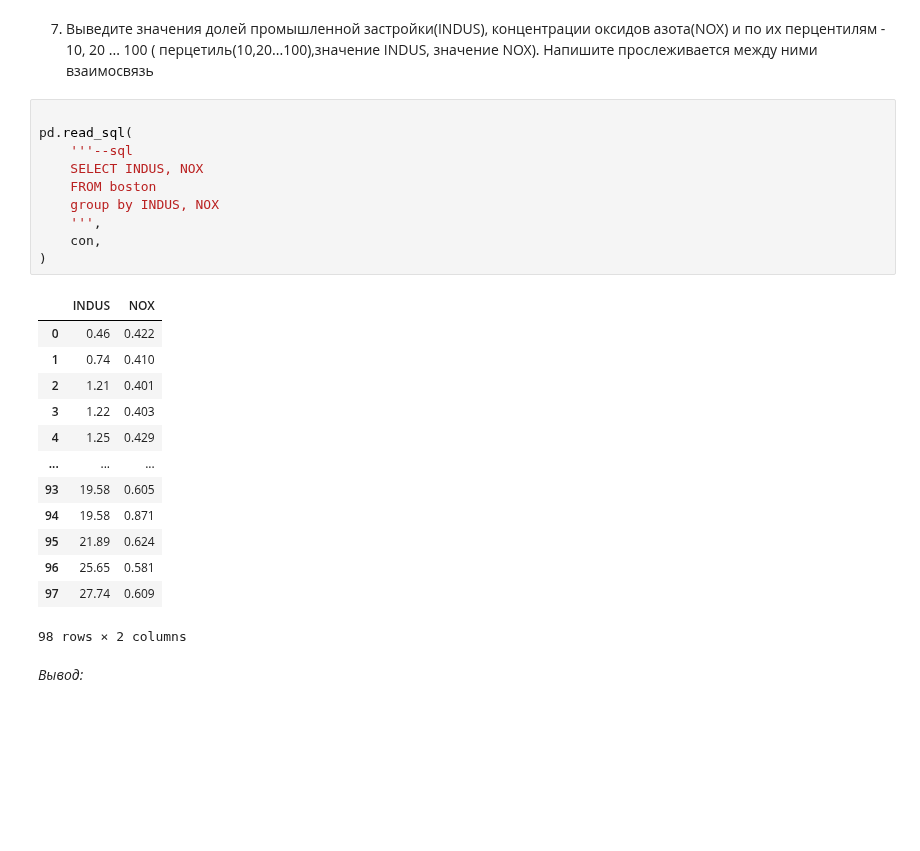
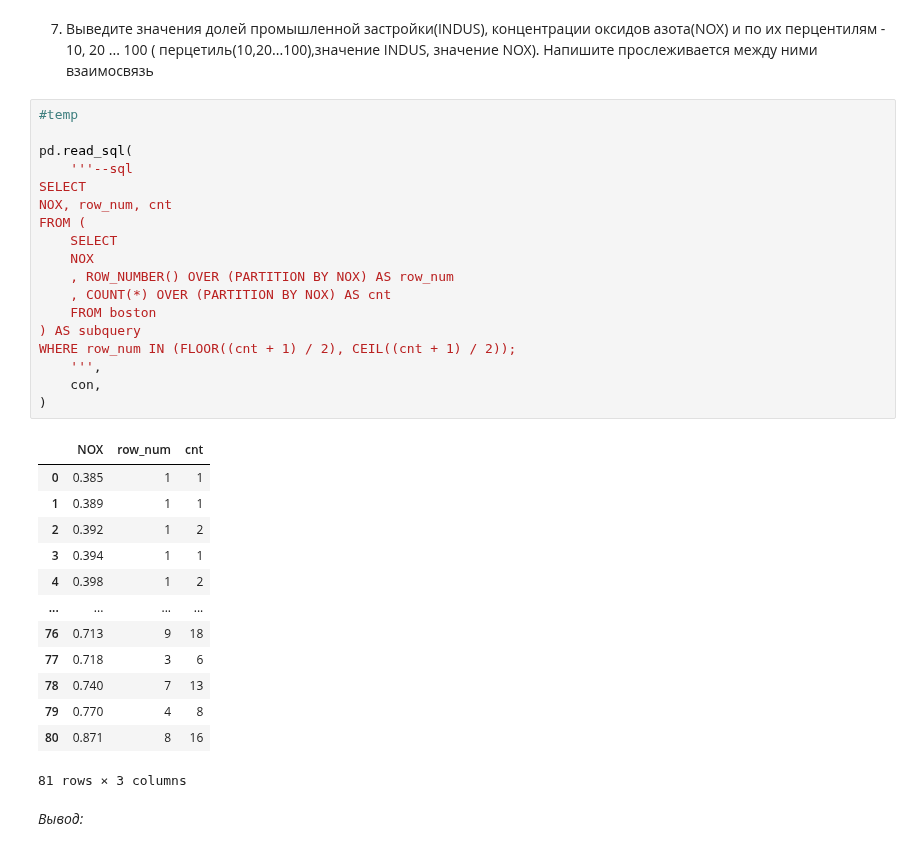
Before and after one commit to Vladislav-7-AV/teach-scool-ds, a Jupyter notebook: Hometask-M3/SQL2/sql_2_HW_Alekseev_Vladislav_Viktorovich.ipynb, the cells around one changed output. Drawn from its saved outputs; the diff is of its cells as text; blank space fills up the shorter version.

```diff
--- a/Hometask-M3/SQL2/sql_2_HW_Alekseev_Vladislav_Viktorovich.ipynb
+++ b/Hometask-M3/SQL2/sql_2_HW_Alekseev_Vladislav_Viktorovich.ipynb
@@ -328,30 +328,38 @@ pd.read_sql(
 <i>Вывод: Здесь мы видим, что у реки предаочтительно земли выкуплены неторговым бизнесом, что ведёт за собой количество излишних выбровов оксидов азота в реку</i>
 # %% [markdown]
 7. Выведите значения долей промышленной застройки(INDUS), концентрации оксидов азота(NOX) и по их перцентилям - 10, 20 ... 100 ( перцетиль(10,20...100),значение INDUS, значение NOX). Напишите прослеживается между ними взаимосвязь
-# %%
-
-pd.read_sql(
-    '''--sql
-    SELECT INDUS, NOX
-    FROM boston
-    group by INDUS, NOX
-    ''',
-    con,
-)
-# %% [output]
-|  | INDUS | NOX |
-| 0 | 0.46 | 0.422 |
-| 1 | 0.74 | 0.410 |
-| 2 | 1.21 | 0.401 |
-| 3 | 1.22 | 0.403 |
-| 4 | 1.25 | 0.429 |
-| ... | ... | ... |
-| 93 | 19.58 | 0.605 |
-| 94 | 19.58 | 0.871 |
-| 95 | 21.89 | 0.624 |
-| 96 | 25.65 | 0.581 |
-| 97 | 27.74 | 0.609 |
-98 rows × 2 columns
+# %%
+#temp
+
+pd.read_sql(
+    '''--sql
+SELECT
+NOX, row_num, cnt
+FROM (
+    SELECT
+	NOX
+    , ROW_NUMBER() OVER (PARTITION BY NOX) AS row_num
+	, COUNT(*) OVER (PARTITION BY NOX) AS cnt
+    FROM boston
+) AS subquery
+WHERE row_num IN (FLOOR((cnt + 1) / 2), CEIL((cnt + 1) / 2));
+    ''',
+    con,
+)
+# %% [output]
+|  | NOX | row_num | cnt |
+| 0 | 0.385 | 1 | 1 |
+| 1 | 0.389 | 1 | 1 |
+| 2 | 0.392 | 1 | 2 |
+| 3 | 0.394 | 1 | 1 |
+| 4 | 0.398 | 1 | 2 |
+| ... | ... | ... | ... |
+| 76 | 0.713 | 9 | 18 |
+| 77 | 0.718 | 3 | 6 |
+| 78 | 0.740 | 7 | 13 |
+| 79 | 0.770 | 4 | 8 |
+| 80 | 0.871 | 8 | 16 |
+81 rows × 3 columns
 # %% [markdown]
 <i>Вывод: </i>
 # %% [markdown]
```
